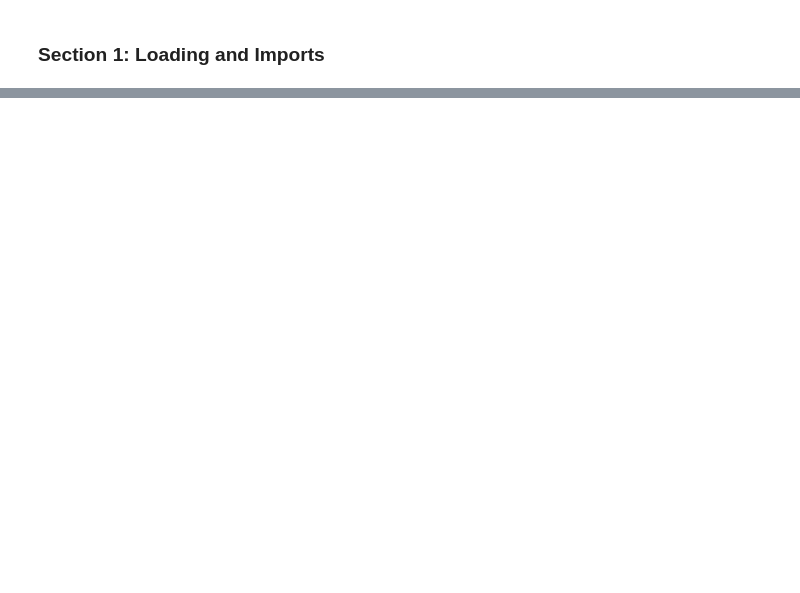
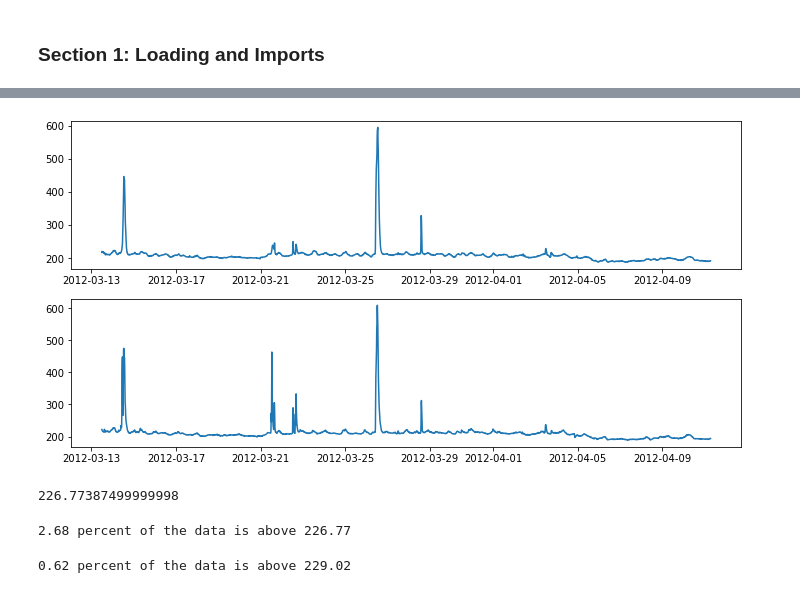
Before and after one commit to Caveexplorer/Home-Temperature-Time-Series-Forecasting, a Jupyter notebook: Notebooks/Pre-processing and Training Data Development.ipynb, the cells around one changed output, grey strips where cells are left out. Drawn from its saved outputs; the diff is of its cells as text; code cells hidden in the pictures; blank space fills up the shorter version.

Commit message:
Deleted day of week column. Added more comprehensive and cohesive stationarity analysis to EDA. Started preprocessing.

```diff
--- a/Notebooks/Pre-processing and Training Data Development.ipynb
+++ b/Notebooks/Pre-processing and Training Data Development.ipynb
@@ -299,0 +18,4 @@ X_train, y_train, X_test, y_test = train_test_split(X, y, test_size=0.33, random
+# %%
+df = pd.read_csv('../Data/train_cleaned.csv', parse_dates = ['date_time'], index_col = 'date_time')
+# %%
+df.index = pd.date_range(start=df.index[0], end=df.index[-1], freq='15min')
@@ -299,0 +47,12 @@ X_train, y_train, X_test, y_test = train_test_split(X, y, test_size=0.33, random
+# %%
+# View the CO2 columns again
+fig = plt.figure(figsize = (12, 6))
+plt.subplot(2, 1, 1)
+plt.plot(df['co2_dining_room'])
+
+plt.subplot(2, 1, 2)
+plt.plot(df['co2_room'])
+
+plt.show()
+# %% [output]
+[figure, added]
@@ -299,0 +65,11 @@ X_train, y_train, X_test, y_test = train_test_split(X, y, test_size=0.33, random
+# %%
+standard_outlier = outlier_value(df['co2_dining_room'])
+standard_outlier
+# %% [output]
+226.77387499999998
+# %%
+# Check % of data above standard outlier
+percent_above = len(df[df['co2_dining_room'] > standard_outlier]) / len(df) * 100
+print(np.round(percent_above, 2), 'percent of the data is above', np.round(standard_outlier, 2))
+# %% [output]
+2.68 percent of the data is above 226.77
@@ -299,0 +79,7 @@ X_train, y_train, X_test, y_test = train_test_split(X, y, test_size=0.33, random
+# %%
+# And now for the other CO2 column
+standard_outlier = outlier_value(df['co2_room'])
+percent_above = len(df[df['co2_room'] > standard_outlier]) / len(df) * 100
+print(np.round(percent_above, 2), 'percent of the data is above', np.round(standard_outlier, 2))
+# %% [output]
+0.62 percent of the data is above 229.02
```
Also changed, not shown: parts of 58 cells of this notebook, 3 other files.
